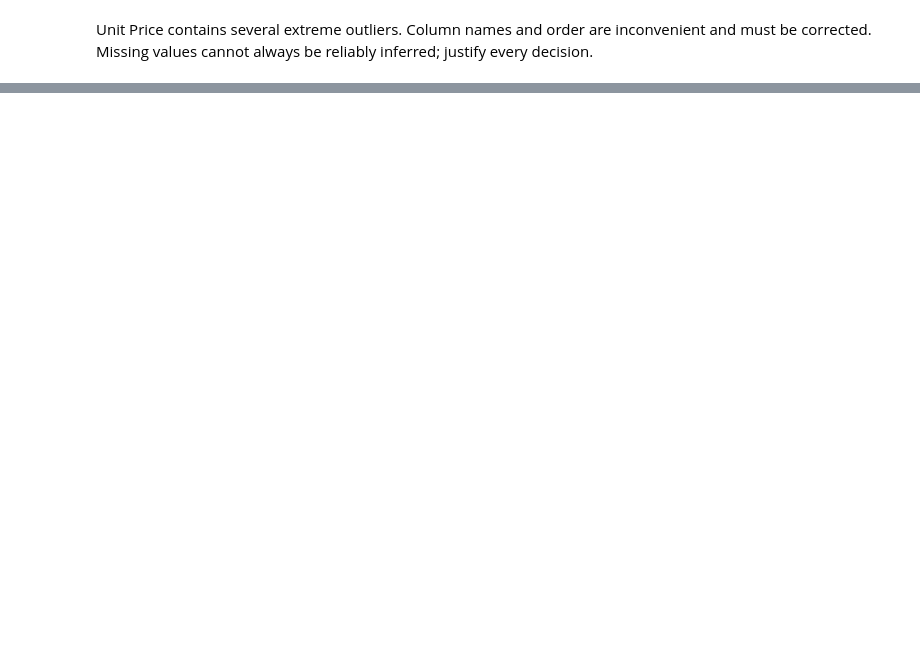
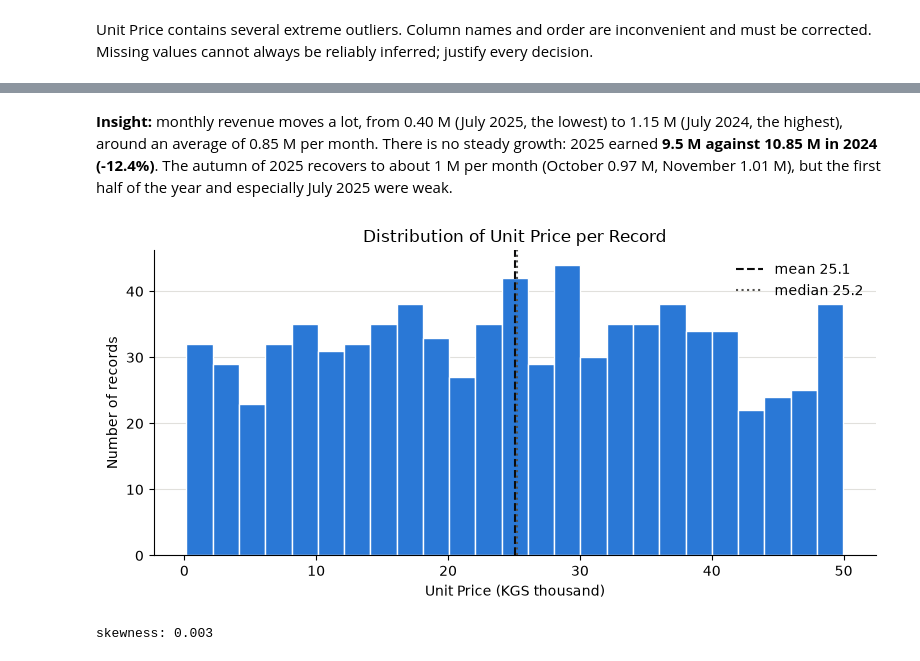
Before and after one commit to data-analysis-course/Altynai_ismailova_analytics, a Jupyter notebook: pandas/midterm1_18_altynai/altynai_18_mid_solution.ipynb, the cells around one changed output, grey strips where cells are left out. Saved outputs shown, nothing was run; the diff lists cells and outputs as text; code cells hidden in the pictures; blank space fills up the shorter version.

```diff
--- a/pandas/midterm1_18_altynai/altynai_18_mid_solution.ipynb
+++ b/pandas/midterm1_18_altynai/altynai_18_mid_solution.ipynb
@@ -80,0 +868,21 @@ df["Unit Price"] = pd.t
+# %% [markdown]
+**Insight:** monthly revenue moves a lot, from 0.40 M (July 2025, the lowest) to 1.15 M (July 2024, the highest), around an average of 0.85 M per month. There is no steady growth: 2025 earned **9.5 M against 10.85 M in 2024 (-12.4%)**. The autumn of 2025 recovers to about 1 M per month (October 0.97 M, November 1.01 M), but the first half of the year and especially July 2025 were weak.
+# %%
+# chart 3: histogram of unit_price per record
+fig, ax = plt.subplots(figsize=(8, 4))
+ax.hist(df["unit_price"] / 1000, bins=25, color=BLUE, edgecolor="white")
+ax.axvline(df["unit_price"].mean() / 1000, color="#0b0b0b", linestyle="--", linewidth=1.5,
+           label=f"mean {df['unit_price'].mean() / 1000:.1f}")
+ax.axvline(df["unit_price"].median() / 1000, color="#52514e", linestyle=":", linewidth=1.5,
+           label=f"median {df['unit_price'].median() / 1000:.1f}")
+ax.set_title("Distribution of Unit Price per Record")
+ax.set_xlabel("Unit Price (KGS thousand)")
+ax.set_ylabel("Number of records")
+ax.legend(frameon=False)
+tidy(ax)
+plt.tight_layout()
+plt.show()
+print("skewness:", round(df["unit_price"].skew(), 3))
+# %% [output]
+[figure, added]
+skewness: 0.003
```
Also changed, not shown: parts of 79 cells of this notebook, 1 other file.
